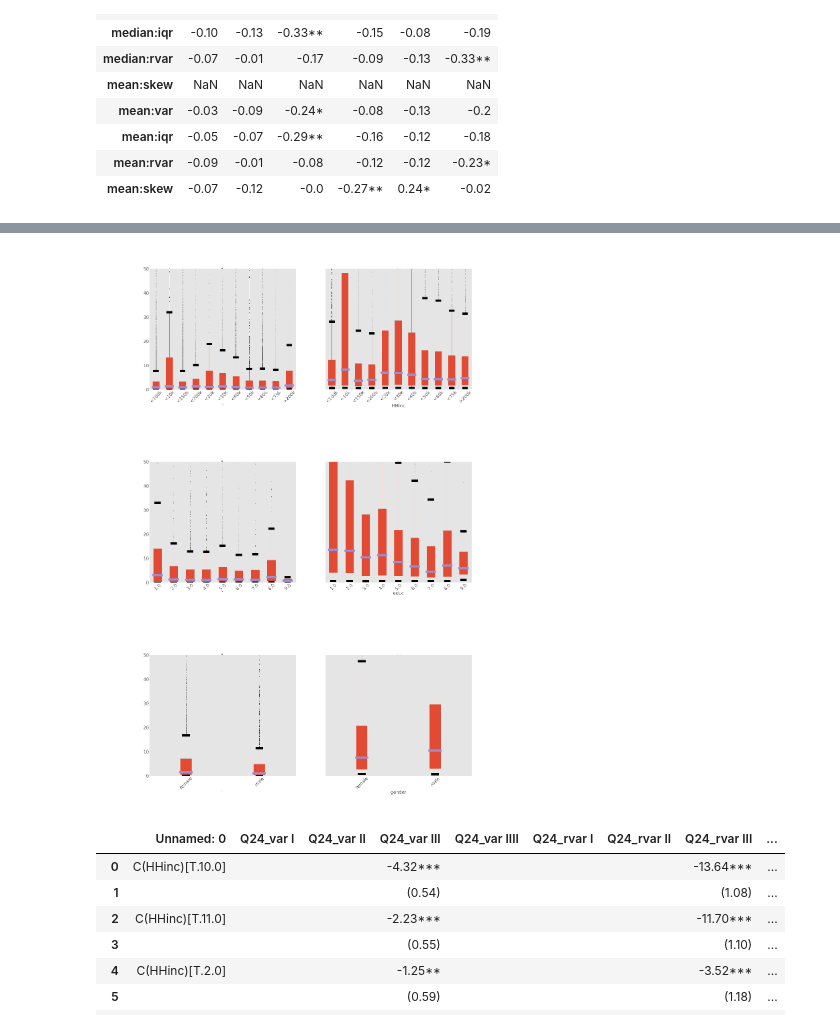
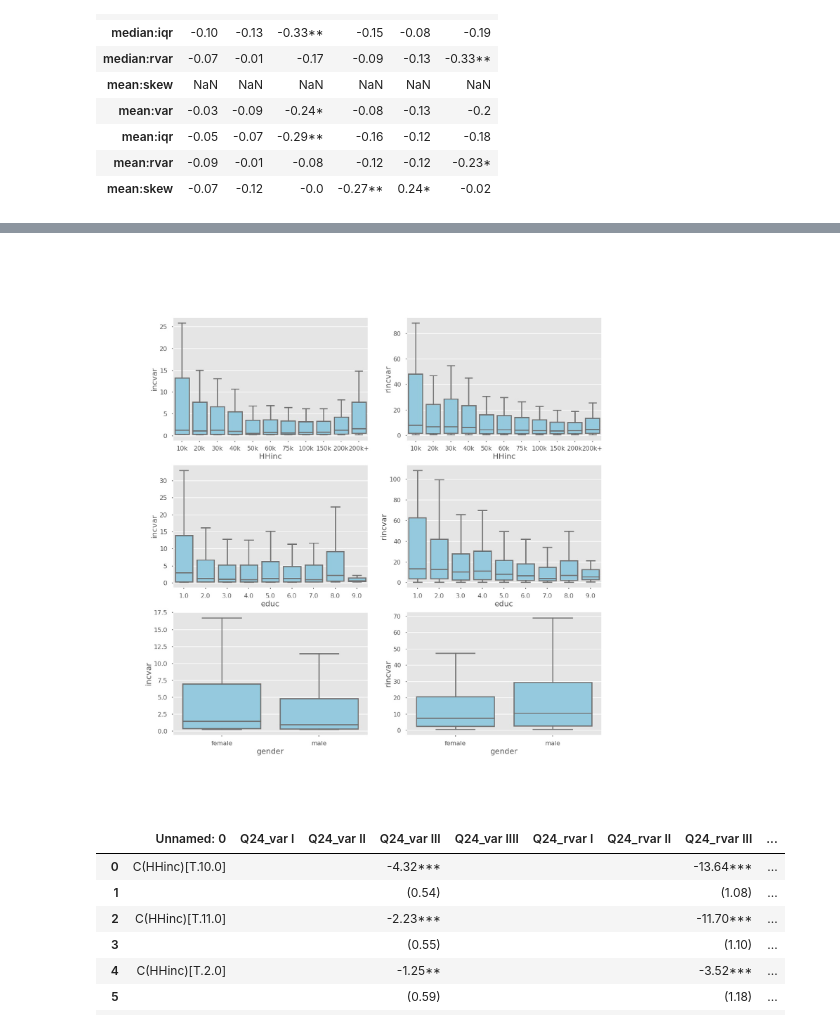
Before and after one commit to iworld1991/IncExpProject, a Jupyter notebook: WorkingFolder/PythonCode/PerceivedIncomeRisk.ipynb, the cells around one changed output, grey strips where cells are left out. Drawn from its saved outputs; the diff is of its cells as text; code cells hidden in the pictures.

Commit message:
redone the box plots. Need to work with the regression results table order.

```diff
--- a/WorkingFolder/PythonCode/PerceivedIncomeRisk.ipynb
+++ b/WorkingFolder/PythonCode/PerceivedIncomeRisk.ipynb
@@ -261,22 +261,20 @@ To summerize, a few questions arise from the patterns discussed above. First, wh
 # %%
 ## insert figures
 graph_path = os.path.join(path,'../Graphs/ind/')
 
-fig_list = ['boxplot_HHinc.jpg',
-            'boxplot_educ.jpg',
-            'boxplot_gender.jpg']
+fig_list = ['boxplot.jpg']
 
 nb_fig = len(fig_list)
 file_list = [graph_path+fig for fig in fig_list]
 
 ## show figures
-plt.figure(figsize=(200,30))
+plt.figure(figsize=(50,50))
 for i in range(nb_fig):
     plt.subplot(nb_fig,1,i+1)
     plt.imshow(mpimg.imread(file_list[i]))
     plt.axis("off")
 # %% [output]
-[figure, old version]
+[figure, new version]
 # %%
 reg_tb = pd.read_excel('../Tables/micro_reg.xlsx').replace(np.nan,'')
 # %%
```
Also changed, not shown: parts of 5 cells of this notebook, 14 other files.
